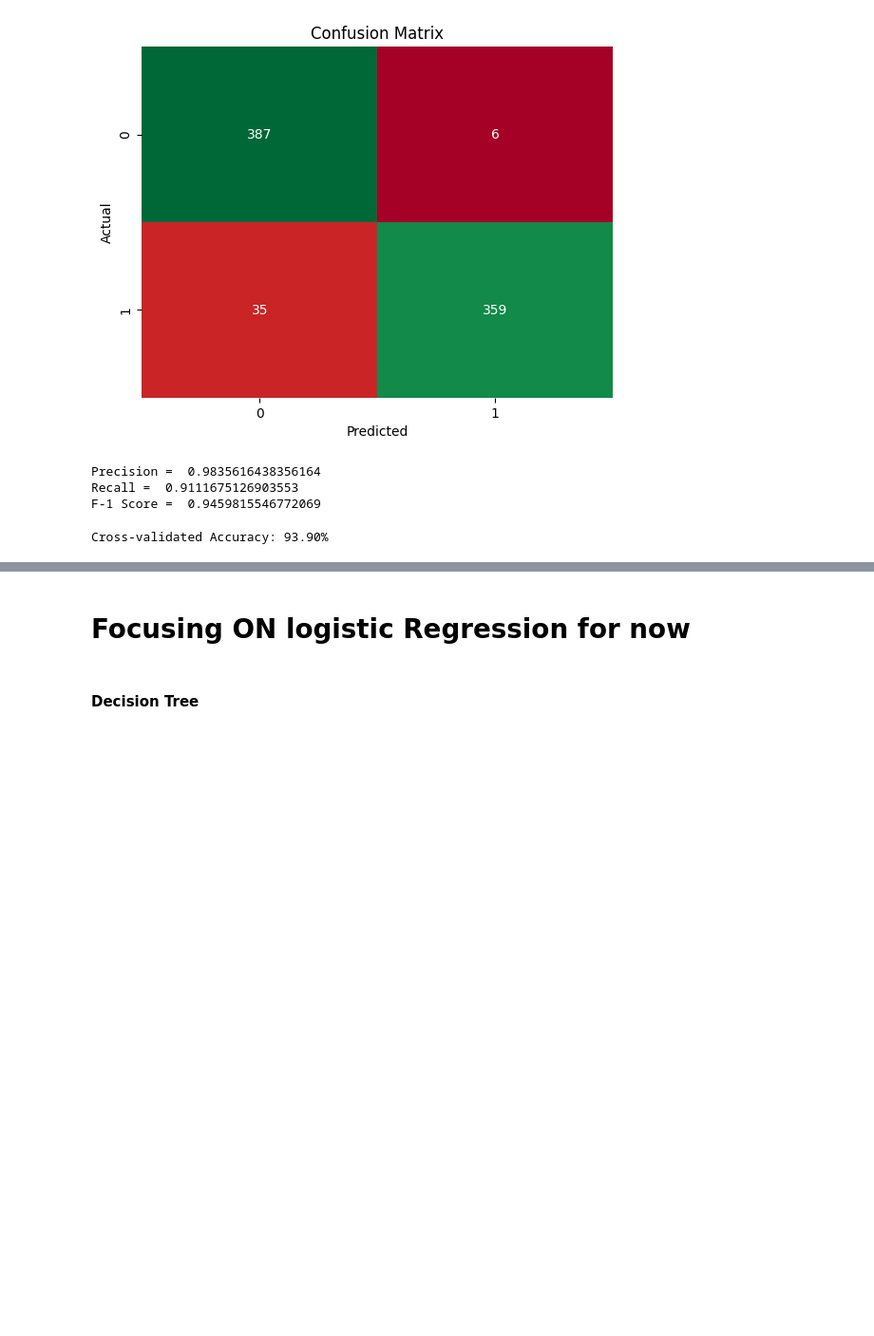
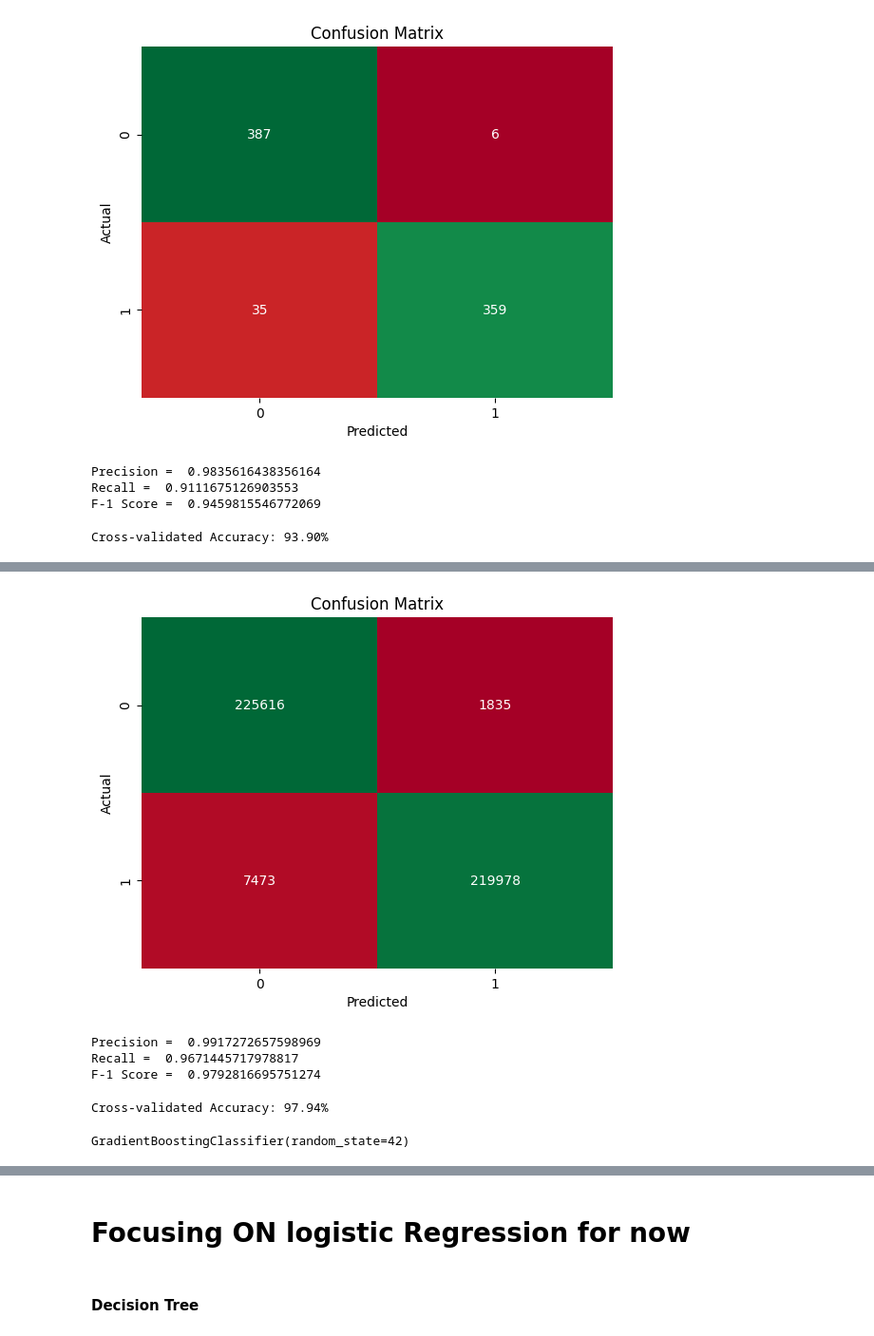
Before and after one commit to JOCRZ/TechnoHacks_Internship, a Jupyter notebook: Project1/EDA.ipynb, the cells around one changed output, grey strips where cells are left out. Shown: that part at 95% size. Saved outputs shown, nothing was run; the diff lists cells and outputs as text; code cells hidden in the pictures; blank space fills up the shorter version.

```diff
--- a/Project1/EDA.ipynb
+++ b/Project1/EDA.ipynb
@@ -212,0 +252,16 @@ Cross-validated Accuracy: 93.90%
+# %%
+from sklearn.model_selection import train_test_split
+
+X_trains,X_test,y_trains,y_test = train_test_split(x,y,random_state=42,train_size=0.8)
+# %%
+from imblearn.over_sampling import SMOTE
+
+smote = SMOTE(sampling_strategy='minority')
+X_train, y_train = smote.fit_resample(X_trains, y_trains)
+# %%
+
+from sklearn.preprocessing import StandardScaler
+
+scale=StandardScaler()
+X_train = scale.fit_transform(X_train)
+X_test = scale.transform(X_test)
@@ -212,0 +275,33 @@ Cross-validated Accuracy: 93.90%
+# %%
+from sklearn.metrics import confusion_matrix
+
+y_pred = lr2.predict(X_train)
+cm = confusion_matrix(y_train, y_pred)
+
+labels = np.unique(y_test)
+sns.heatmap(cm,annot=True,fmt='d',cmap='RdYlGn',cbar=False, xticklabels=labels, yticklabels=labels)
+plt.title("Confusion Matrix")
+plt.xlabel("Predicted")
+plt.ylabel("Actual")
+plt.show()
+# %% [output]
+[figure, added]
+# %%
+from sklearn.metrics import recall_score,precision_score,f1_score
+
+prediction = lr2.predict(X_train)
+print("Precision = ",format(precision_score(y_train,prediction)))
+print("Recall = ",format(recall_score(y_train,prediction)))
+print("F-1 Score = ",format(f1_score(y_train,prediction)))
+# %% [output]
+Precision =  0.9917272657598969
+Recall =  0.9671445717978817
+F-1 Score =  0.9792816695751274
+# %%
+from sklearn.model_selection import cross_val_score, StratifiedKFold
+
+kfold = StratifiedKFold(n_splits=5, shuffle=True, random_state=42)
+cv_results = cross_val_score(lr2, X_train, y_train, cv=kfold, scoring='accuracy')
+print("Cross-validated Accuracy: %.2f%%" % (np.mean(cv_results) * 100))
+# %% [output]
+Cross-validated Accuracy: 97.94%
@@ -212,0 +316,7 @@ Cross-validated Accuracy: 93.90%
+# %%
+from sklearn.ensemble import GradientBoostingClassifier
+
+gb_classifier = GradientBoostingClassifier(n_estimators=100, learning_rate=0.1, random_state=42)
+gb_classifier.fit(X_train, y_train)
+# %% [output]
+GradientBoostingClassifier(random_state=42)
```
Also changed, not shown: parts of 8 cells of this notebook.
